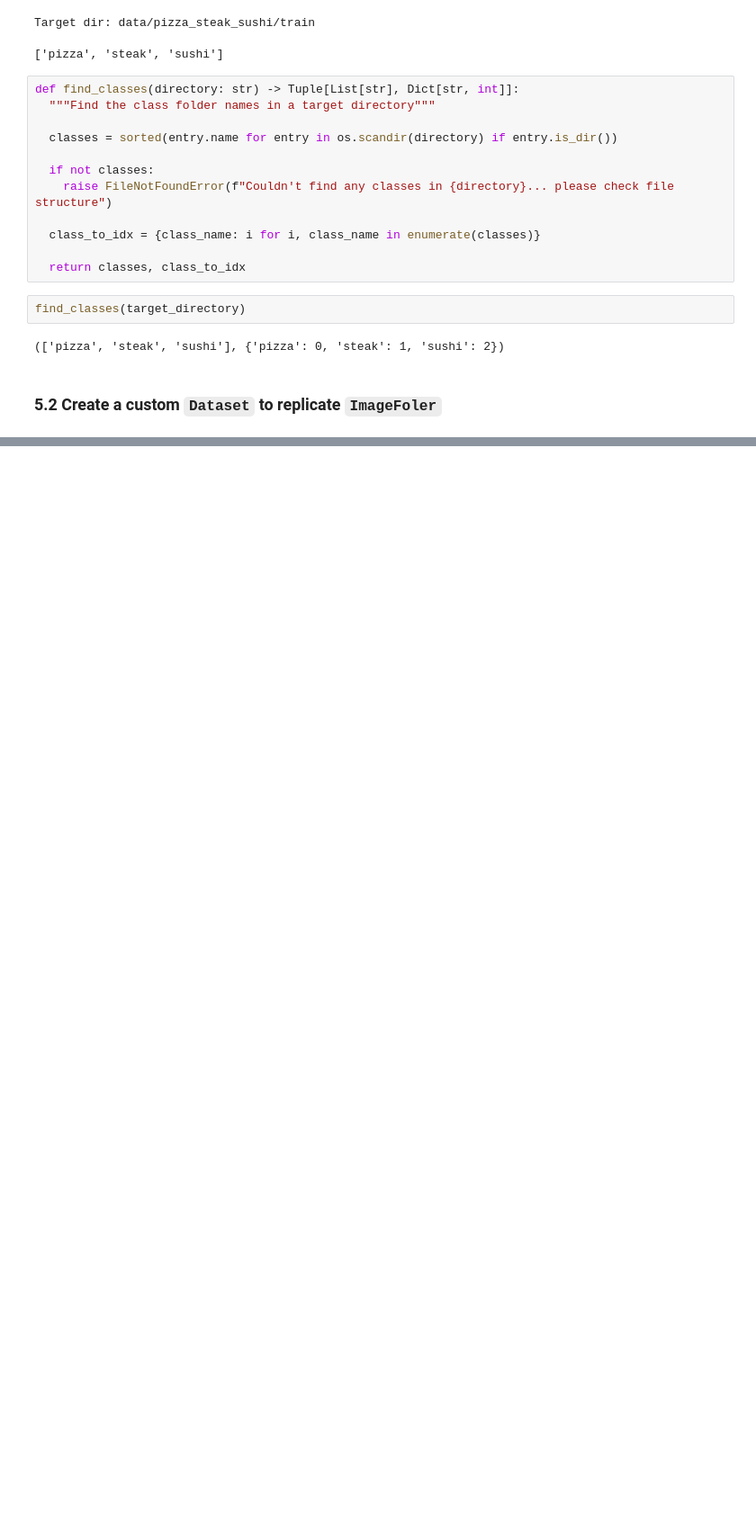
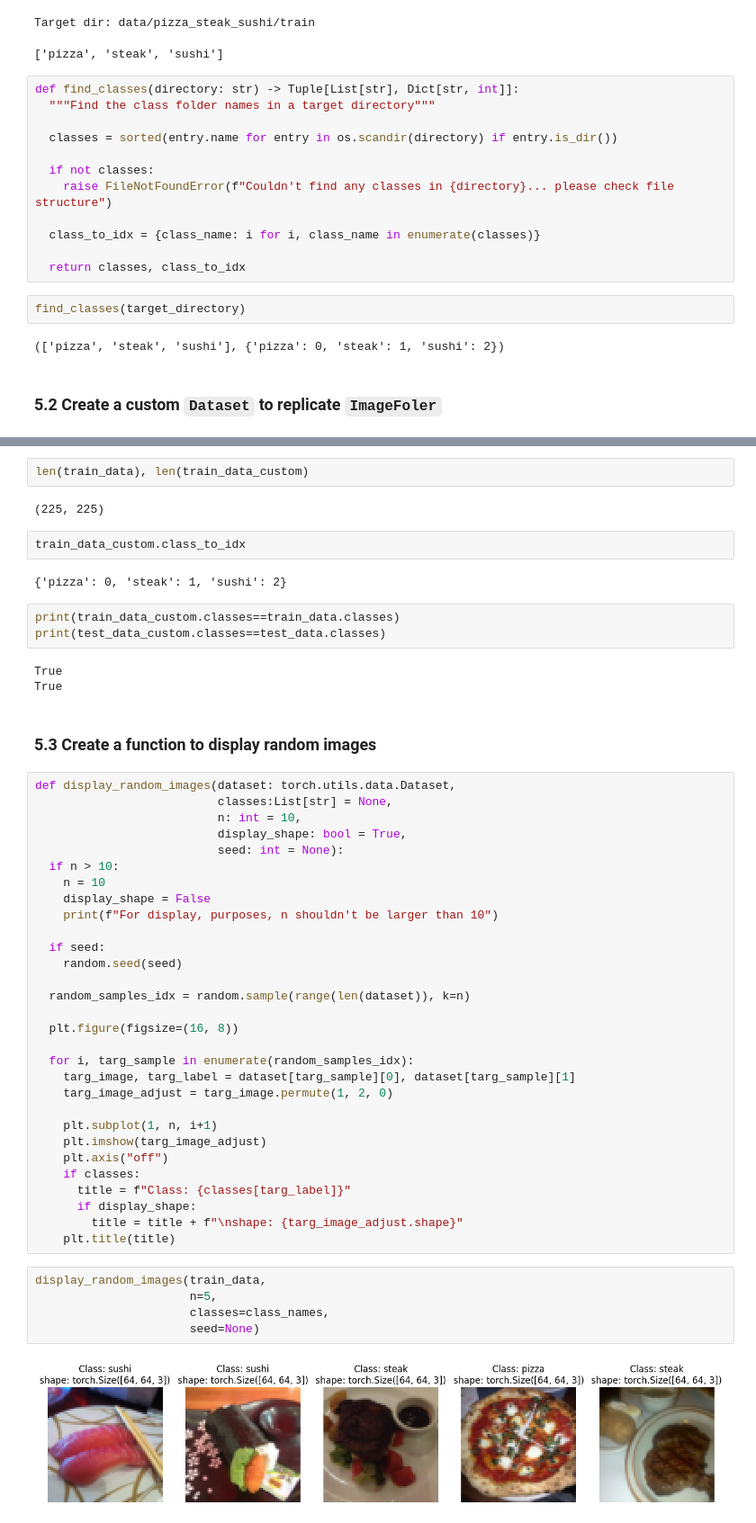
Before and after one commit to AdamStajer07/pytorchTutorial, a Jupyter notebook: 06_pytorch_tutorial.ipynb, the cells around one changed output, grey strips where cells are left out. Shown at 90% size. Cells and saved outputs as stored; diff of their text form; blank space fills up the shorter version.

```diff
--- a/06_pytorch_tutorial.ipynb
+++ b/06_pytorch_tutorial.ipynb
@@ -354,0 +377,53 @@ class ImageFolderCustom(Dataset):
+# %%
+len(train_data), len(train_data_custom)
+# %% [output]
+(225, 225)
+# %%
+train_data_custom.class_to_idx
+# %% [output]
+{'pizza': 0, 'steak': 1, 'sushi': 2}
+# %%
+print(train_data_custom.classes==train_data.classes)
+print(test_data_custom.classes==test_data.classes)
+# %% [output]
+True
+True
+# %% [markdown]
+### 5.3 Create a function to display random images
+# %%
+def display_random_images(dataset: torch.utils.data.Dataset,
+                          classes:List[str] = None,
+                          n: int = 10,
+                          display_shape: bool = True,
+                          seed: int = None):
+  if n > 10:
+    n = 10
+    display_shape = False
+    print(f"For display, purposes, n shouldn't be larger than 10")
+
+  if seed:
+    random.seed(seed)
+
+  random_samples_idx = random.sample(range(len(dataset)), k=n)
+
+  plt.figure(figsize=(16, 8))
+
+  for i, targ_sample in enumerate(random_samples_idx):
+    targ_image, targ_label = dataset[targ_sample][0], dataset[targ_sample][1]
+    targ_image_adjust = targ_image.permute(1, 2, 0)
+
+    plt.subplot(1, n, i+1)
+    plt.imshow(targ_image_adjust)
+    plt.axis("off")
+    if classes:
+      title = f"Class: {classes[targ_label]}"
+      if display_shape:
+        title = title + f"\nshape: {targ_image_adjust.shape}"
+    plt.title(title)
+# %%
+display_random_images(train_data,
+                      n=5,
+                      classes=class_names,
+                      seed=None)
+# %% [output]
+[figure, added]
```
Also changed, not shown: parts of 11 cells of this notebook.
